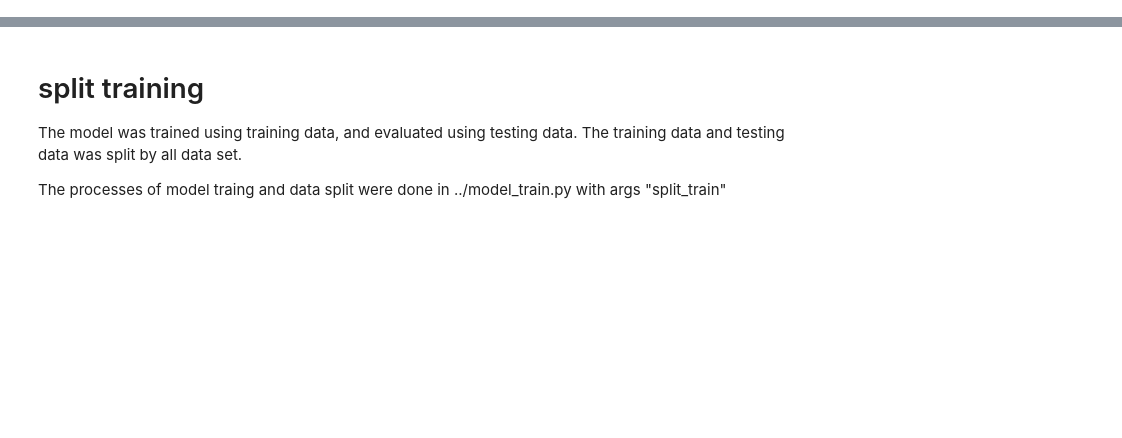
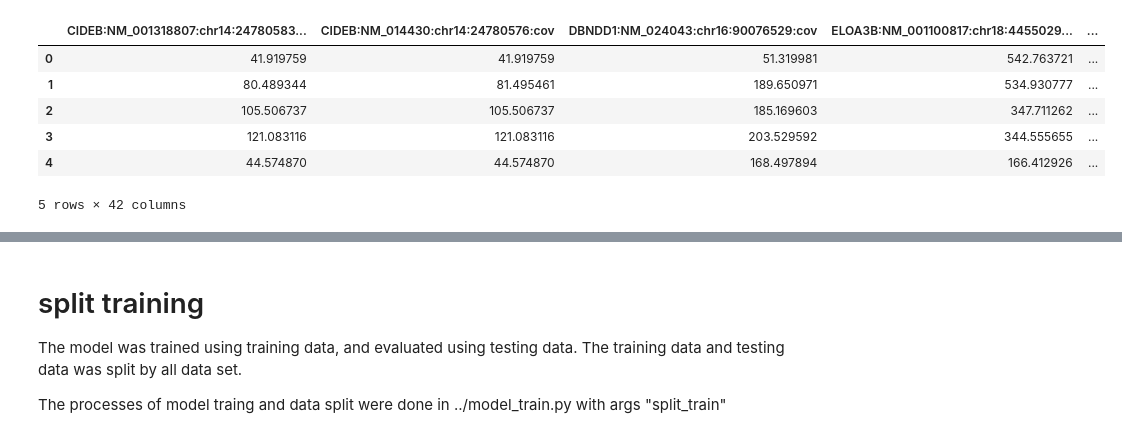
Before and after one commit to y-bai/bgi-lungcancerprediction-omic, a Jupyter notebook: analysis/f_test_analysis_stage.ipynb, the cells around one changed output, grey strips where cells are left out. Drawn from its saved outputs; the diff is of its cells as text; code cells hidden in the pictures; blank space fills up the shorter version.

```diff
--- a/analysis/f_test_analysis_stage.ipynb
+++ b/analysis/f_test_analysis_stage.ipynb
@@ -12,3 +12,16 @@ conf = get_config()
 data_dir = conf['model_path']['out_model_dir']
 # cls_names = [class_names[1],class_names[0]]  # label 0: benign, 1: LU
 # # class_names[1] = benign
+# %%
+# get dataset
+data_path = os.path.join(conf['out_dir']['out_root_dir'], conf['out_dir']['train_test_data_fname'])
+o_data_df = pd.read_csv(data_path, sep='\t')
+o_data_df.head()
+# %% [output]
+|  | CIDEB:NM_001318807:chr14:24780583... | CIDEB:NM_014430:chr14:24780576:cov | DBNDD1:NM_024043:chr16:90076529:cov | ELOA3B:NM_001100817:chr18:4455029... | ... |
+| 0 | 41.919759 | 41.919759 | 51.319981 | 542.763721 | ... |
+| 1 | 80.489344 | 81.495461 | 189.650971 | 534.930777 | ... |
+| 2 | 105.506737 | 105.506737 | 185.169603 | 347.711262 | ... |
+| 3 | 121.083116 | 121.083116 | 203.529592 | 344.555655 | ... |
+| 4 | 44.574870 | 44.574870 | 168.497894 | 166.412926 | ... |
+5 rows × 42 columns
```
Also changed, not shown: parts of 4 cells of this notebook, 1 other file.
